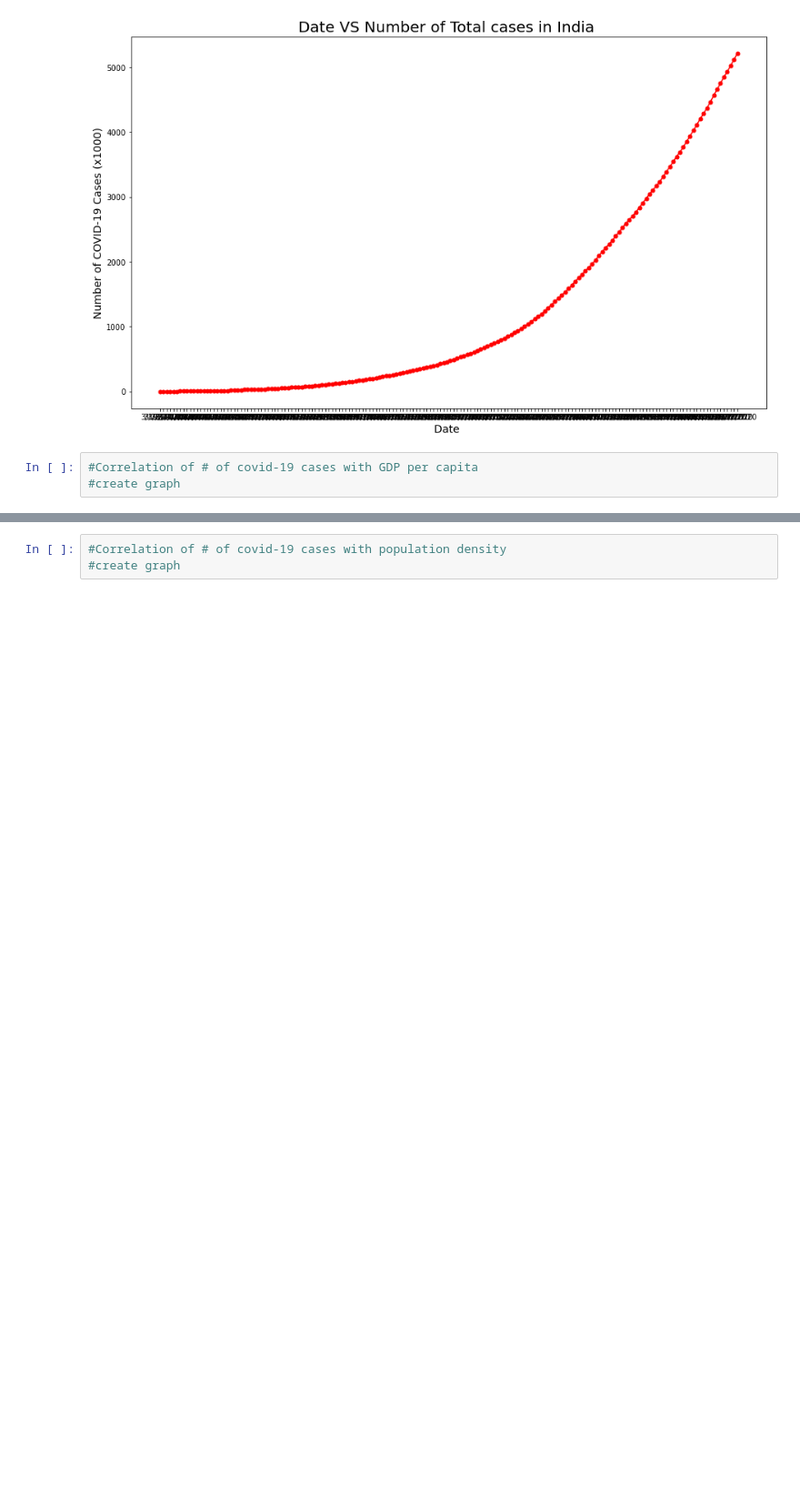
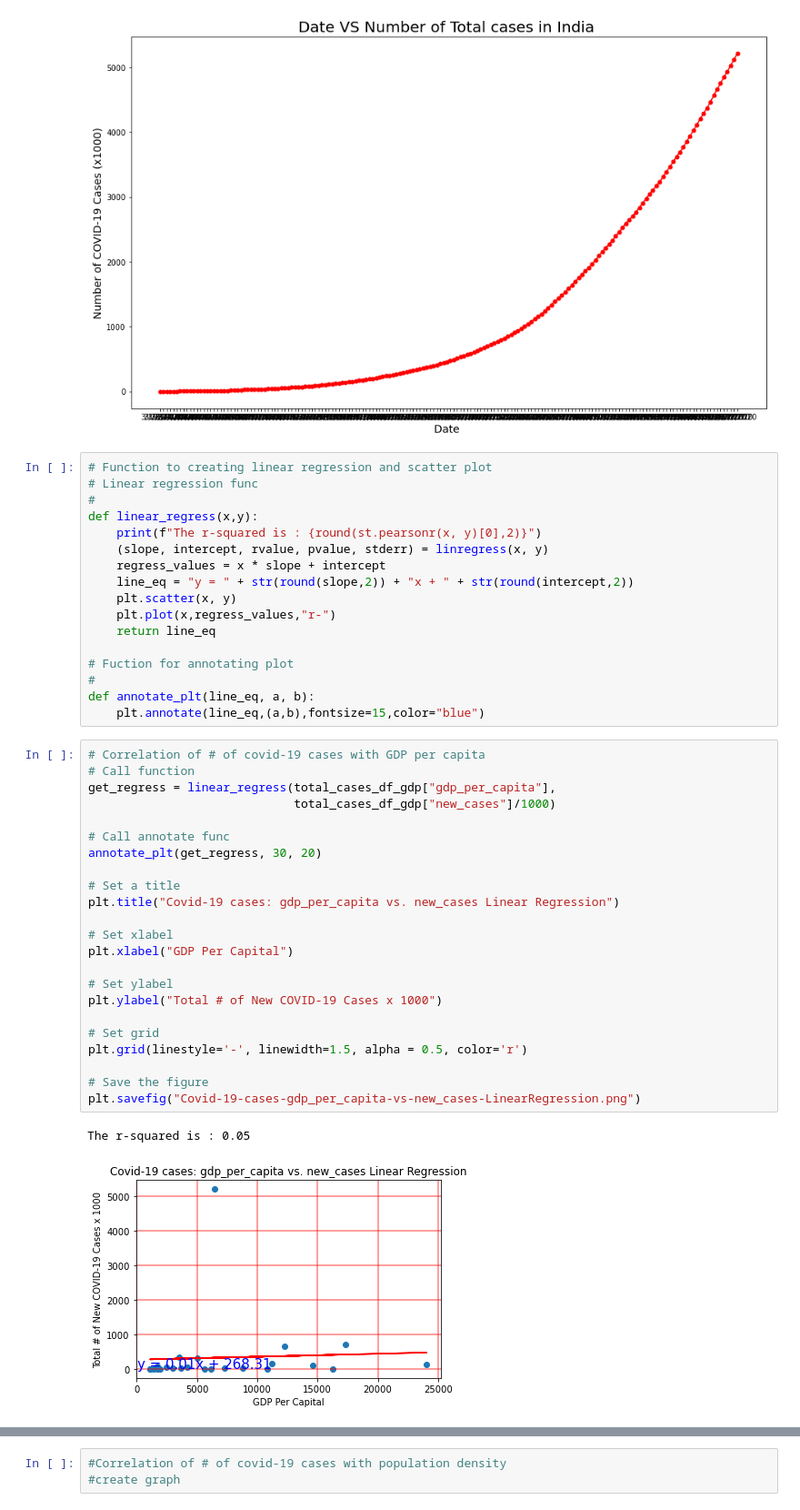
Before and after one commit to jjjdewan/ucb-data-visualization-msgrp-project1-covid-19, a Jupyter notebook: covid-19-project-challenge.ipynb, the cells around one changed output, grey strips where cells are left out. Shown: that part at 91% size. Cells and saved outputs as stored; diff of their text form; blank space fills up the shorter version.

Commit message:
Completed some regression plots

```diff
--- a/covid-19-project-challenge.ipynb
+++ b/covid-19-project-challenge.ipynb
@@ -335,6 +357,46 @@ plt.savefig("total_cases_trend_line_graph_India.png", bbox_inches = "tight")
 plt.show()
 # %% [output]
 [figure]
-# %%
-#Correlation of # of covid-19 cases with GDP per capita
-#create graph
+# %%
+# Function to creating linear regression and scatter plot
+# Linear regression func
+#
+def linear_regress(x,y):
+    print(f"The r-squared is : {round(st.pearsonr(x, y)[0],2)}")
+    (slope, intercept, rvalue, pvalue, stderr) = linregress(x, y)
+    regress_values = x * slope + intercept
+    line_eq = "y = " + str(round(slope,2)) + "x + " + str(round(intercept,2))
+    plt.scatter(x, y)
+    plt.plot(x,regress_values,"r-")
+    return line_eq
+
+# Fuction for annotating plot
+#
+def annotate_plt(line_eq, a, b):
+    plt.annotate(line_eq,(a,b),fontsize=15,color="blue")
+# %%
+# Correlation of # of covid-19 cases with GDP per capita
+# Call function
+get_regress = linear_regress(total_cases_df_gdp["gdp_per_capita"],
+                             total_cases_df_gdp["new_cases"]/1000)
+
+# Call annotate func
+annotate_plt(get_regress, 30, 20)
+
+# Set a title
+plt.title("Covid-19 cases: gdp_per_capita vs. new_cases Linear Regression")
+
+# Set xlabel
+plt.xlabel("GDP Per Capital")
+
+# Set ylabel
+plt.ylabel("Total # of New COVID-19 Cases x 1000")
+
+# Set grid
+plt.grid(linestyle='-', linewidth=1.5, alpha = 0.5, color='r')
+
+# Save the figure
+plt.savefig("Covid-19-cases-gdp_per_capita-vs-new_cases-LinearRegression.png")
+# %% [output]
+The r-squared is : 0.05
+[figure, added]
```
Also changed, not shown: parts of 8 cells of this notebook.
